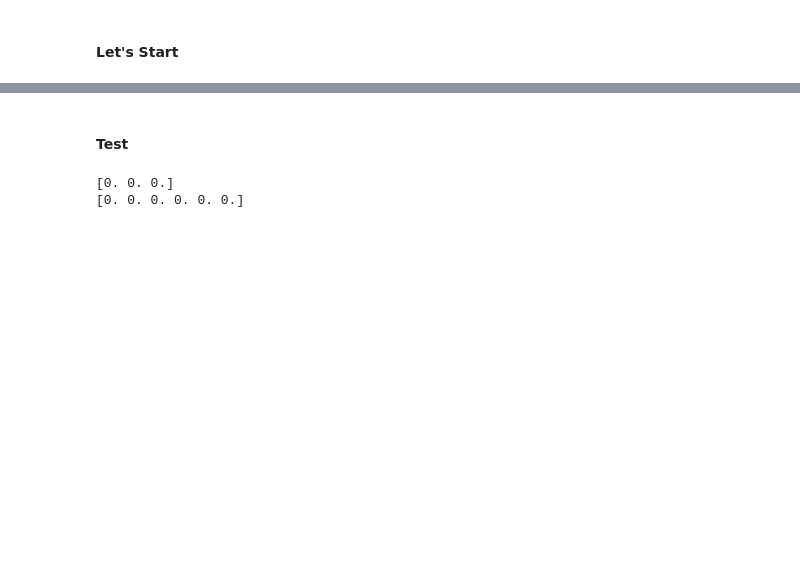
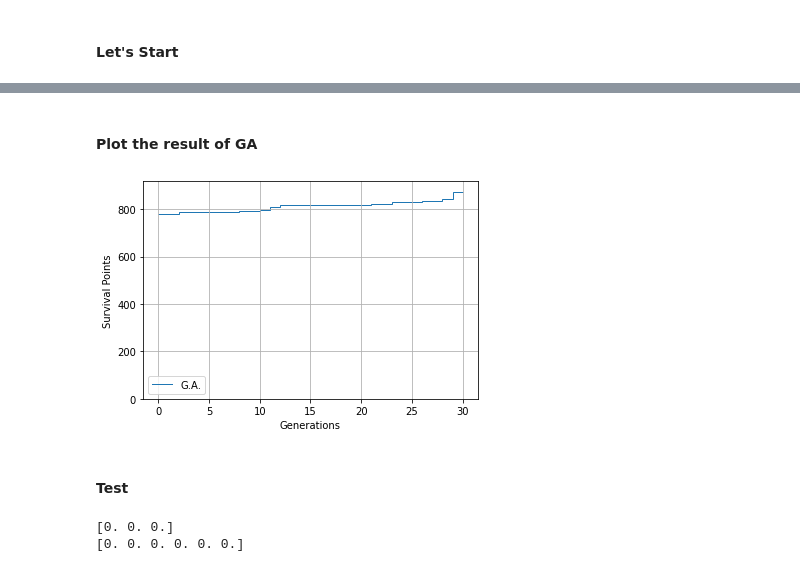
Before and after one commit to stupidpenguin/Computation_of_Data_Science, a Jupyter notebook: Homework_2/2_Knapsack_Problem_via_GA.ipynb, the cells around one changed output, grey strips where cells are left out. Saved outputs shown, nothing was run; the diff lists cells and outputs as text; code cells hidden in the pictures; blank space fills up the shorter version.

Commit message:
Almost done, but the check up for one item in each type was left as future works.

```diff
--- a/Homework_2/2_Knapsack_Problem_via_GA.ipynb
+++ b/Homework_2/2_Knapsack_Problem_via_GA.ipynb
@@ -240,2 +268,31 @@ Population[0]: [1 1 0 1 0 0 0 0 0 0 1 0 1 1 1]
 # %% [markdown]
 #### Let's Start
+# %%
+best_offspring_in_each_generation = []
+max_SP_over_all_generation = -np.inf
+Population = Generate_Population(Each_Type_One_Element=EACH_TYPE_ONE_ELEMENT)
+
+for iters in range(ITERATIONS):
+    print(f'\n===== Generation: {iters+1} =====')
+    Selected_Creatures = Roulete_Wheel_Selection(Population)
+    Syngamy = Uniform_Crossover(Selected_Creatures)
+    Next_Generation = Multi_Bit_Flip_Mutation(Syngamy, NUMBER_OF_PAIRS_OF_MULTI_BIT_FLIP)
+    Population = Next_Generation
+    max_SP_of_current_generation, best_combination_of_current_generation = Get_the_Best_Combination(Next_Generation)
+
+    if (max_SP_of_current_generation > max_SP_over_all_generation):
+        best_combination_over_all_generation = best_combination_of_current_generation
+        max_SP_over_all_generation = max_SP_of_current_generation
+
+    print(f'   The best combination over all generation is: {best_combination_over_all_generation}'
+          f'\n    with correspond items: ', end=" ")
+
+    for i in range(len(best_combination_over_all_generation)):
+        if best_combination_over_all_generation[i] == 1:
+            print(f'{df[i]} +', end=" ")
+    print(f'\n    and maximum survival points: {max_SP_over_all_generation}'
+            f', total weight: {Weight_Mapping(best_combination_over_all_generation):.1f}')
+    best_offspring_in_each_generation.append(max_SP_over_all_generation)
+
+print(best_combination_over_all_generation)
+x = Check_Additional_Survival_Points(best_combination_over_all_generation)
@@ -242,3 +317,19 @@ Population[0]: [1 1 0 1 0 0 0 0 0 0 1 0 1 1 1]
+# %% [markdown]
+#### Plot the result of GA
+# %%
+import matplotlib.pyplot as plt
+plt.stairs(best_offspring_in_each_generation, label='G.A.', baseline=None)
+
+plt.xlabel('Generations')
+plt.ylabel('Survival Points')
+
+plt.grid()
+
+plt.legend(loc=0)
+
+plt.show()
+# %% [output]
+[figure, added]
 # %% [markdown]
 #### Test
 # %%
```
Also changed, not shown: parts of 4 cells of this notebook.
